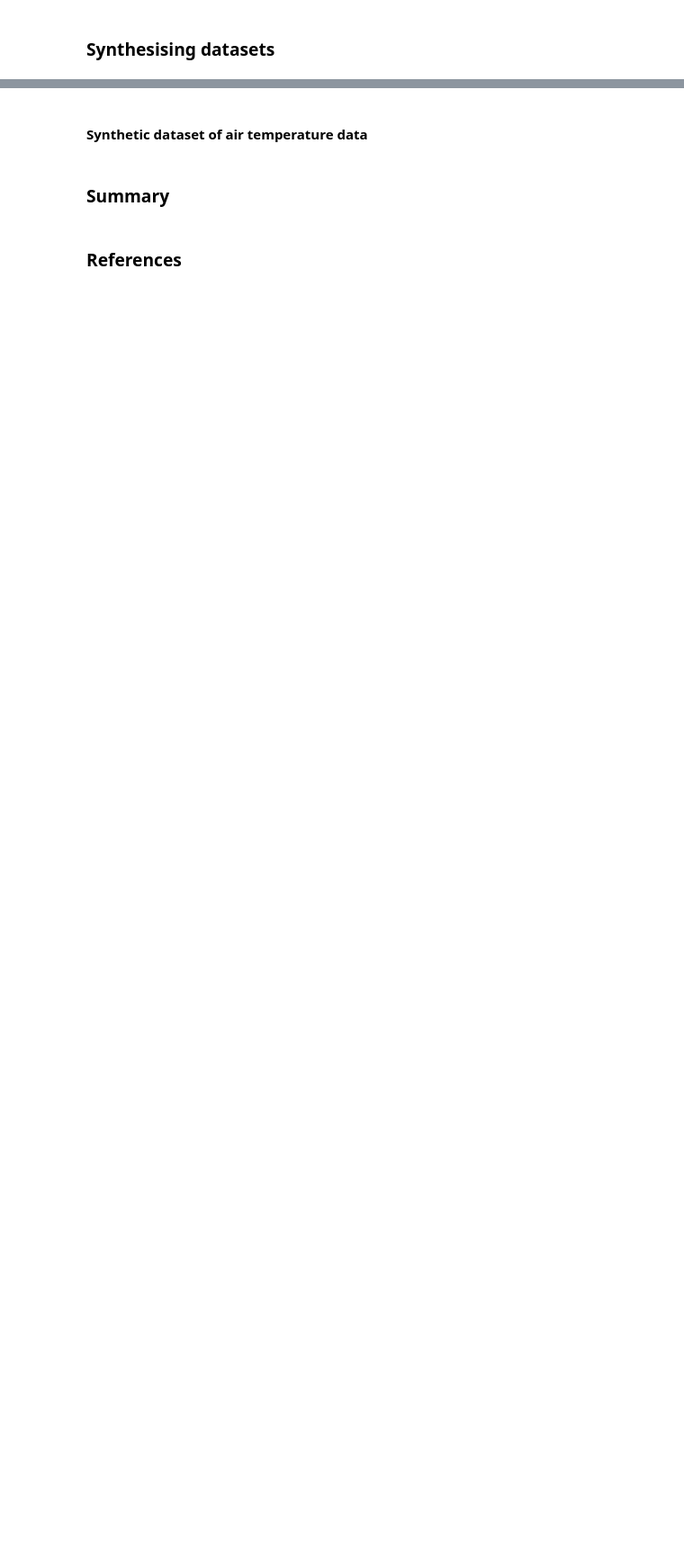
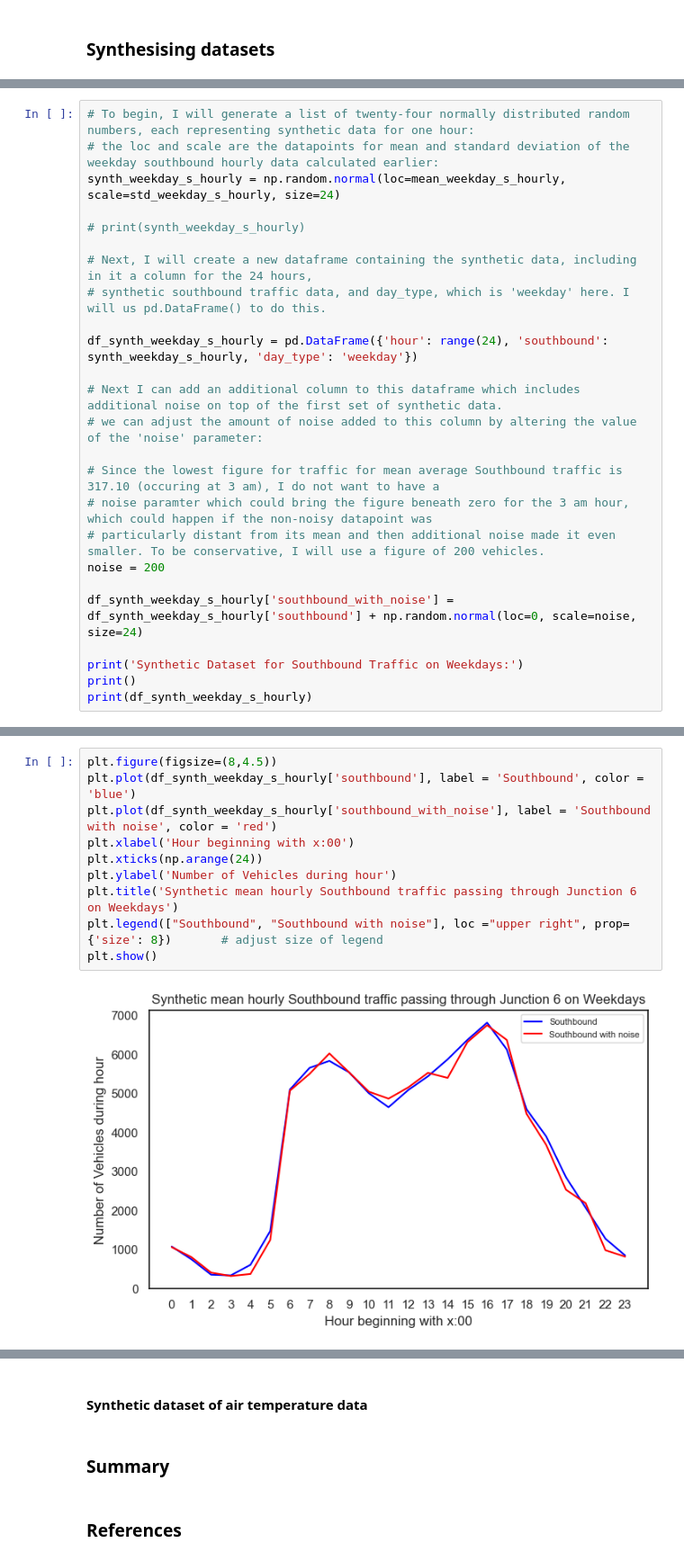
Before and after one commit to jmce22/pfda_project1, a Jupyter notebook: pfda_project1.ipynb, the cells around one changed output, grey strips where cells are left out. Shown at 90% size. Saved outputs shown, nothing was run; the diff lists cells and outputs as text; blank space fills up the shorter version.

```diff
--- a/pfda_project1.ipynb
+++ b/pfda_project1.ipynb
@@ -841,0 +824,25 @@ print(df_synth_weekday_s_hourly)
+# %%
+# To begin, I will generate a list of twenty-four normally distributed random numbers, each representing synthetic data for one hour:
+# the loc and scale are the datapoints for mean and standard deviation of the weekday southbound hourly data calculated earlier:
+synth_weekday_s_hourly = np.random.normal(loc=mean_weekday_s_hourly, scale=std_weekday_s_hourly, size=24)
+
+# print(synth_weekday_s_hourly)
+
+# Next, I will create a new dataframe containing the synthetic data, including in it a column for the 24 hours,
+# synthetic southbound traffic data, and day_type, which is 'weekday' here. I will us pd.DataFrame() to do this.
+
+df_synth_weekday_s_hourly = pd.DataFrame({'hour': range(24), 'southbound': synth_weekday_s_hourly, 'day_type': 'weekday'})
+
+# Next I can add an additional column to this dataframe which includes additional noise on top of the first set of synthetic data.
+# we can adjust the amount of noise added to this column by altering the value of the 'noise' parameter:
+
+# Since the lowest figure for traffic for mean average Southbound traffic is 317.10 (occuring at 3 am), I do not want to have a
+# noise paramter which could bring the figure beneath zero for the 3 am hour, which could happen if the non-noisy datapoint was
+# particularly distant from its mean and then additional noise made it even smaller. To be conservative, I will use a figure of 200 vehicles.
+noise = 200
+
+df_synth_weekday_s_hourly['southbound_with_noise'] = df_synth_weekday_s_hourly['southbound'] + np.random.normal(loc=0, scale=noise, size=24)
+
+print('Synthetic Dataset for Southbound Traffic on Weekdays:')
+print()
+print(df_synth_weekday_s_hourly)
@@ -841,0 +869,12 @@ print(df_synth_weekday_s_hourly)
+# %%
+plt.figure(figsize=(8,4.5))
+plt.plot(df_synth_weekday_s_hourly['southbound'], label = 'Southbound', color = 'blue')
+plt.plot(df_synth_weekday_s_hourly['southbound_with_noise'], label = 'Southbound with noise', color = 'red')
+plt.xlabel('Hour beginning with x:00')
+plt.xticks(np.arange(24))
+plt.ylabel('Number of Vehicles during hour')
+plt.title('Synthetic mean hourly Southbound traffic passing through Junction 6 on Weekdays')
+plt.legend(["Southbound", "Southbound with noise"], loc ="upper right", prop={'size': 8})       # adjust size of legend
+plt.show()
+# %% [output]
+[figure, added]
```
Also changed, not shown: parts of 13 cells of this notebook.
